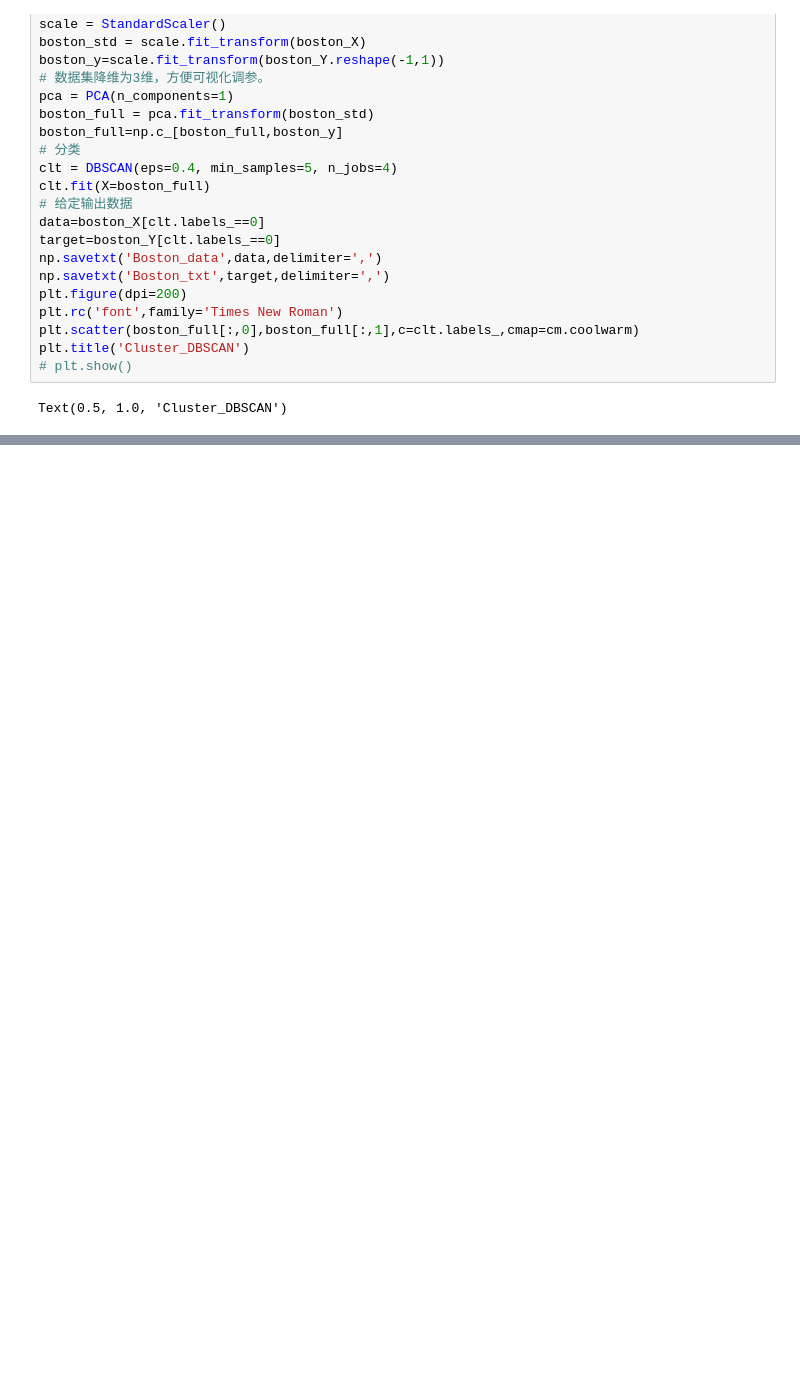
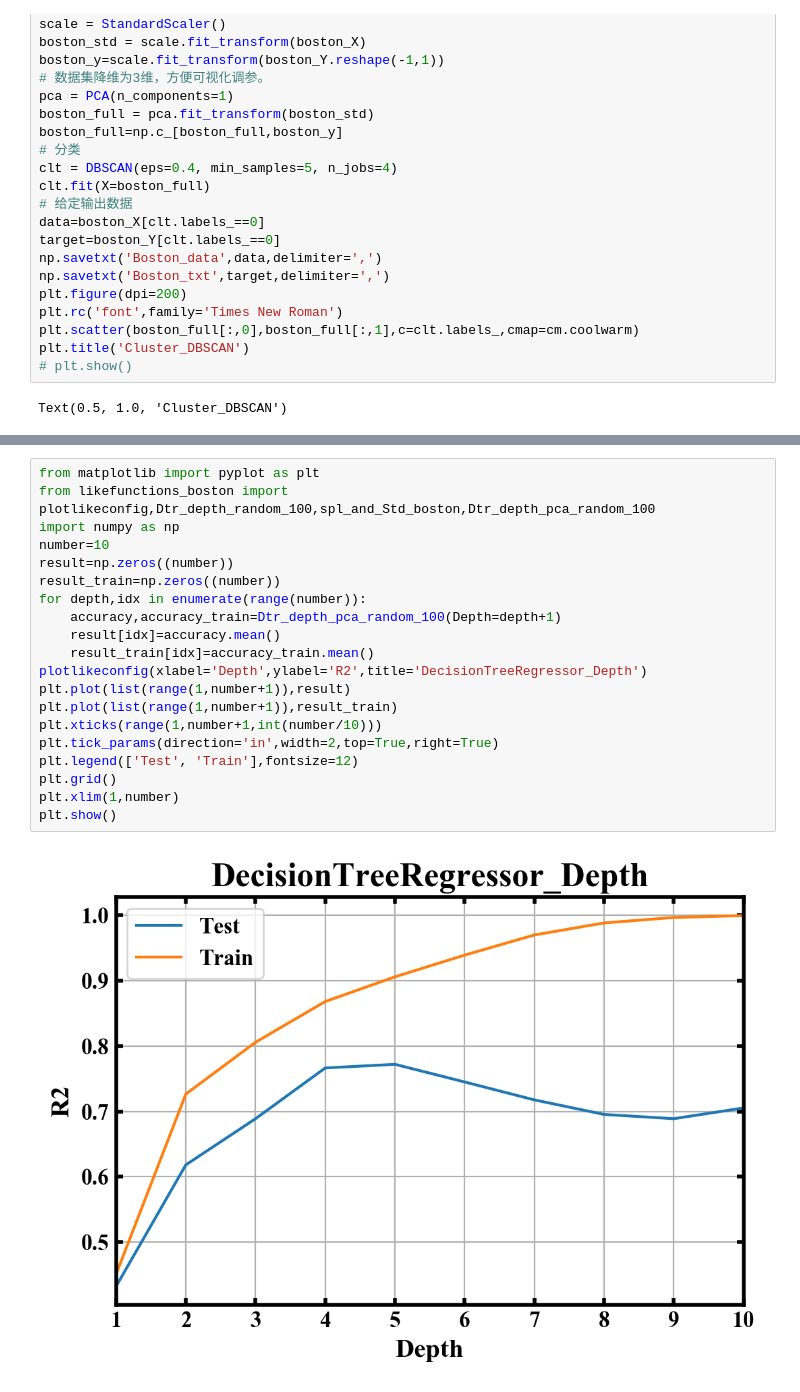
Before and after one commit to Time-Magic/Traning_code, a Jupyter notebook: Boston_parameter.ipynb, the cells around one changed output, grey strips where cells are left out. Saved outputs shown, nothing was run; the diff lists cells and outputs as text; blank space fills up the shorter version.

```diff
--- a/Boston_parameter.ipynb
+++ b/Boston_parameter.ipynb
@@ -72,0 +75,22 @@ Y=np.loadtxt('Boston_txt',delimiter=',')
+# %%
+from matplotlib import pyplot as plt
+from likefunctions_boston import plotlikeconfig,Dtr_depth_random_100,spl_and_Std_boston,Dtr_depth_pca_random_100
+import numpy as np
+number=10
+result=np.zeros((number))
+result_train=np.zeros((number))
+for depth,idx in enumerate(range(number)):
+    accuracy,accuracy_train=Dtr_depth_pca_random_100(Depth=depth+1)
+    result[idx]=accuracy.mean()
+    result_train[idx]=accuracy_train.mean()
+plotlikeconfig(xlabel='Depth',ylabel='R2',title='DecisionTreeRegressor_Depth')
+plt.plot(list(range(1,number+1)),result)
+plt.plot(list(range(1,number+1)),result_train)
+plt.xticks(range(1,number+1,int(number/10)))
+plt.tick_params(direction='in',width=2,top=True,right=True)
+plt.legend(['Test', 'Train'],fontsize=12)
+plt.grid()
+plt.xlim(1,number)
+plt.show()
+# %% [output]
+[figure, added]
```
Also changed, not shown: parts of 5 cells of this notebook, 1 other file.
